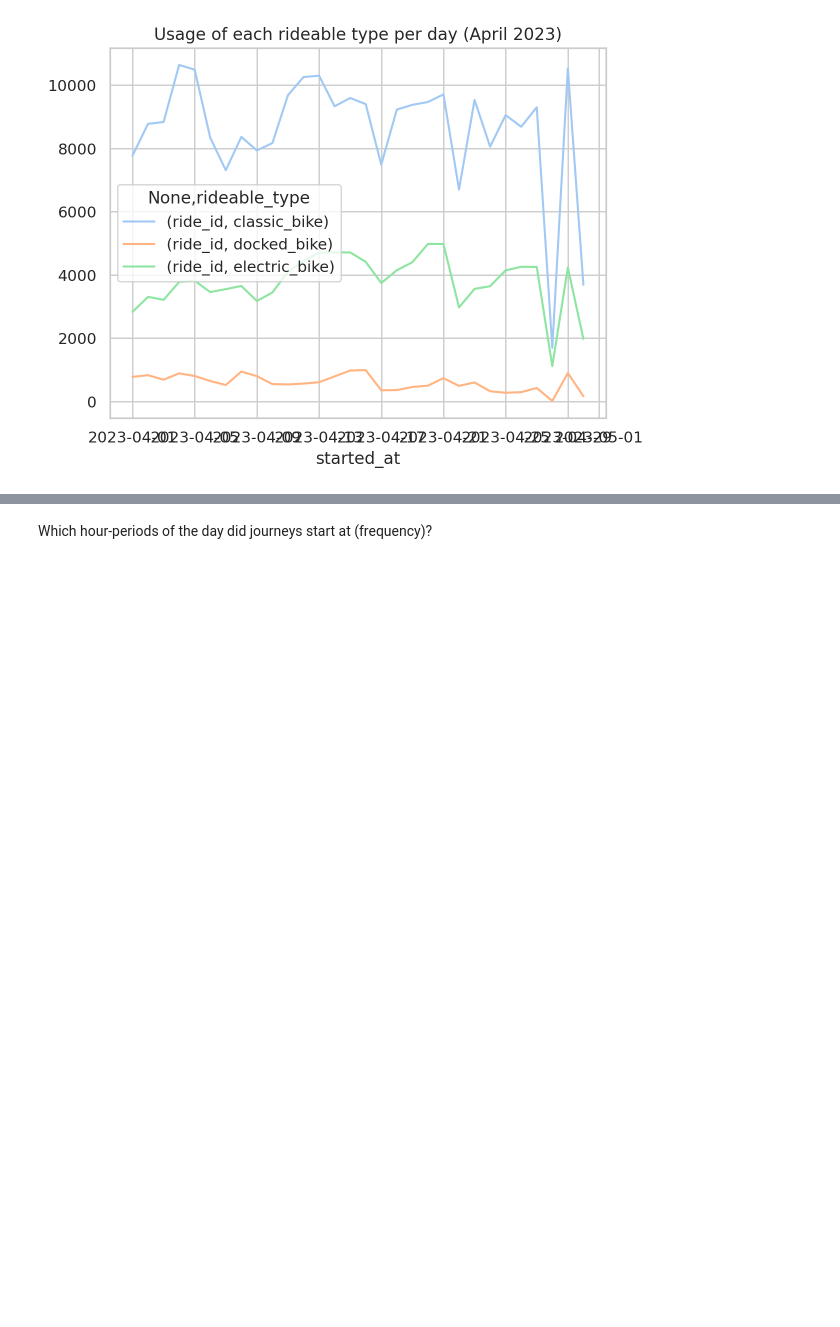
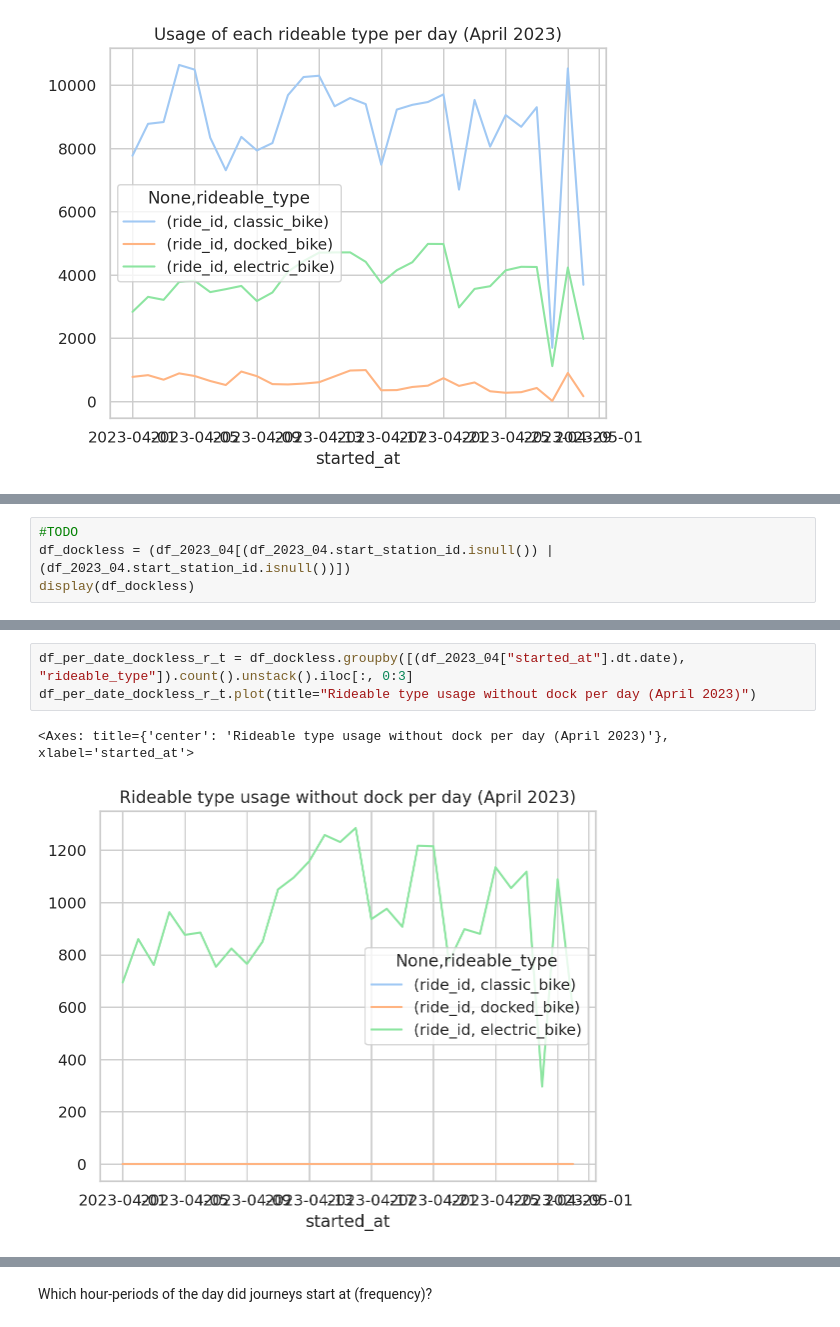
Before and after one commit to sian0x0/CA-data-science, a Jupyter notebook: 1-3/Capital Bike Share - Trip History EDA.ipynb, the cells around one changed output, grey strips where cells are left out. Saved outputs shown, nothing was run; the diff lists cells and outputs as text; blank space fills up the shorter version.

```diff
--- a/1-3/Capital Bike Share - Trip History EDA.ipynb
+++ b/1-3/Capital Bike Share - Trip History EDA.ipynb
@@ -284,0 +287,4 @@ df_per_date_r_t.plot(title="Usage of each rideable type per day (April 2023)")
+# %%
+#TODO
+df_dockless = (df_2023_04[(df_2023_04.start_station_id.isnull()) | (df_2023_04.start_station_id.isnull())])
+display(df_dockless)
@@ -284,0 +305,6 @@ df_per_date_r_t.plot(title="Usage of each rideable type per day (April 2023)")
+# %%
+df_per_date_dockless_r_t = df_dockless.groupby([(df_2023_04["started_at"].dt.date), "rideable_type"]).count().unstack().iloc[:, 0:3]
+df_per_date_dockless_r_t.plot(title="Rideable type usage without dock per day (April 2023)")
+# %% [output]
+<Axes: title={'center': 'Rideable type usage without dock per day (April 2023)'}, xlabel='started_at'>
+[figure, added]
```
Also changed, not shown: parts of 25 cells of this notebook, 1 other file.
